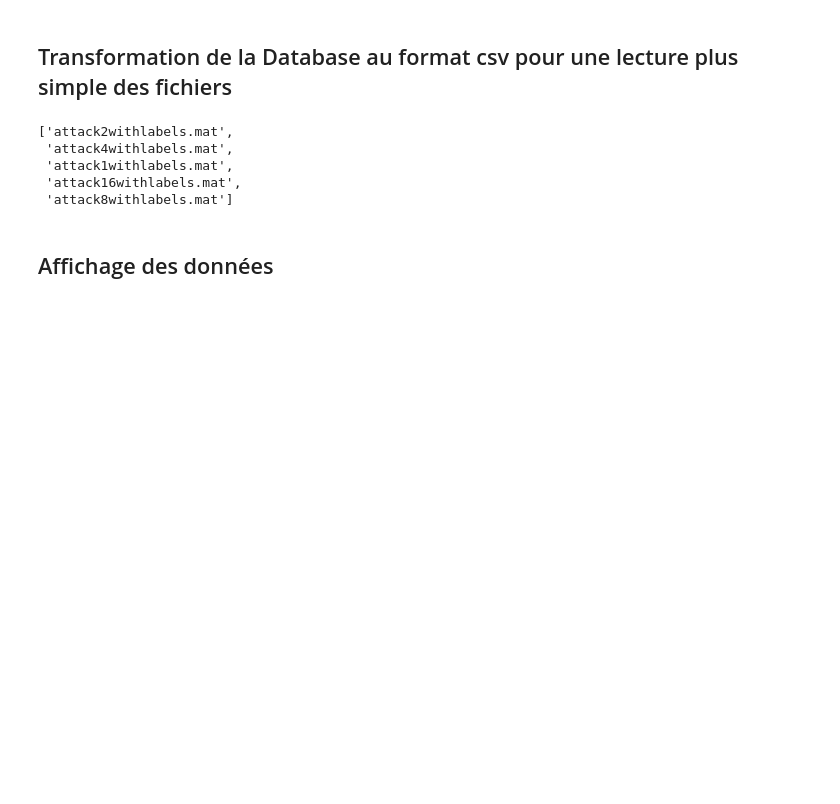
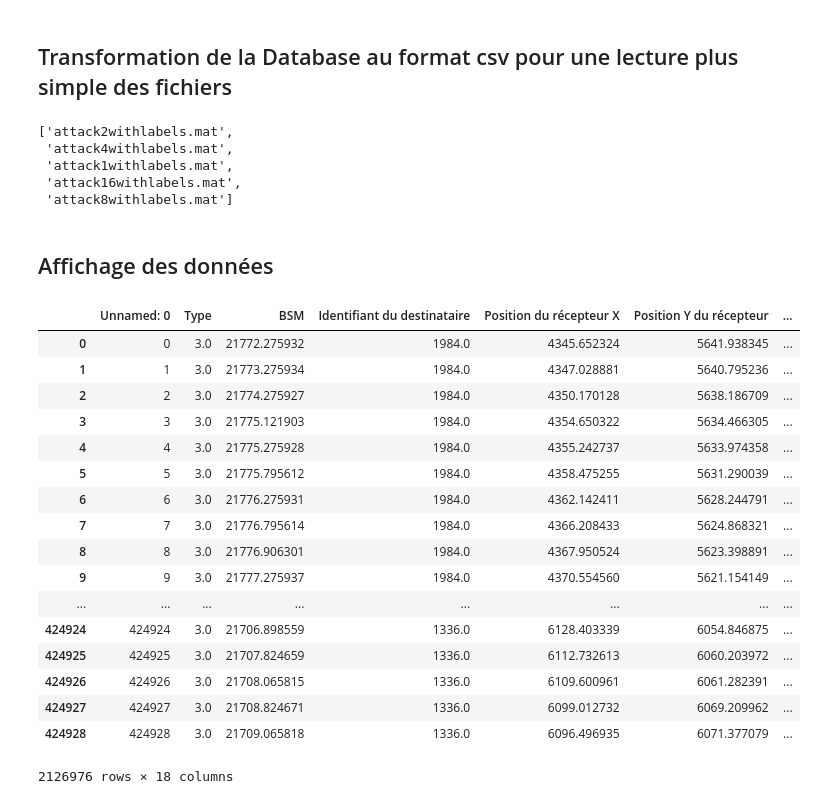
Before and after one commit to rguilloteau/SR2I208, a Jupyter notebook: Projet.ipynb, the cells around one changed output. Cells and saved outputs as stored; diff of their text form; code cells hidden in the pictures; blank space fills up the shorter version.

```diff
--- a/Projet.ipynb
+++ b/Projet.ipynb
@@ -20,3 +21,30 @@ L
  'attack8withlabels.mat']
 # %% [markdown]
 ## Affichage des données
+# %%
+L = [f for f in os.listdir('./Dataset.csv') if f[:6] == 'attack']
+frames=[]
+for el in L :
+    frames.append(pd.read_csv('./Dataset.csv/'+el+''))
+
+database = pd.concat(frames)
+database
+# %% [output]
+|  | Unnamed: 0 | Type | BSM | Identifiant du destinataire | Position du récepteur X | Position Y du récepteur | ... |
+| 0 | 0 | 3.0 | 21772.275932 | 1984.0 | 4345.652324 | 5641.938345 | ... |
+| 1 | 1 | 3.0 | 21773.275934 | 1984.0 | 4347.028881 | 5640.795236 | ... |
+| 2 | 2 | 3.0 | 21774.275927 | 1984.0 | 4350.170128 | 5638.186709 | ... |
+| 3 | 3 | 3.0 | 21775.121903 | 1984.0 | 4354.650322 | 5634.466305 | ... |
+| 4 | 4 | 3.0 | 21775.275928 | 1984.0 | 4355.242737 | 5633.974358 | ... |
+| 5 | 5 | 3.0 | 21775.795612 | 1984.0 | 4358.475255 | 5631.290039 | ... |
+| 6 | 6 | 3.0 | 21776.275931 | 1984.0 | 4362.142411 | 5628.244791 | ... |
+| 7 | 7 | 3.0 | 21776.795614 | 1984.0 | 4366.208433 | 5624.868321 | ... |
+| 8 | 8 | 3.0 | 21776.906301 | 1984.0 | 4367.950524 | 5623.398891 | ... |
+| 9 | 9 | 3.0 | 21777.275937 | 1984.0 | 4370.554560 | 5621.154149 | ... |
+| ... | ... | ... | ... | ... | ... | ... | ... |
+| 424924 | 424924 | 3.0 | 21706.898559 | 1336.0 | 6128.403339 | 6054.846875 | ... |
+| 424925 | 424925 | 3.0 | 21707.824659 | 1336.0 | 6112.732613 | 6060.203972 | ... |
+| 424926 | 424926 | 3.0 | 21708.065815 | 1336.0 | 6109.600961 | 6061.282391 | ... |
+| 424927 | 424927 | 3.0 | 21708.824671 | 1336.0 | 6099.012732 | 6069.209962 | ... |
+| 424928 | 424928 | 3.0 | 21709.065818 | 1336.0 | 6096.496935 | 6071.377079 | ... |
+2126976 rows × 18 columns
```
Also changed, not shown: parts of 3 cells of this notebook.
